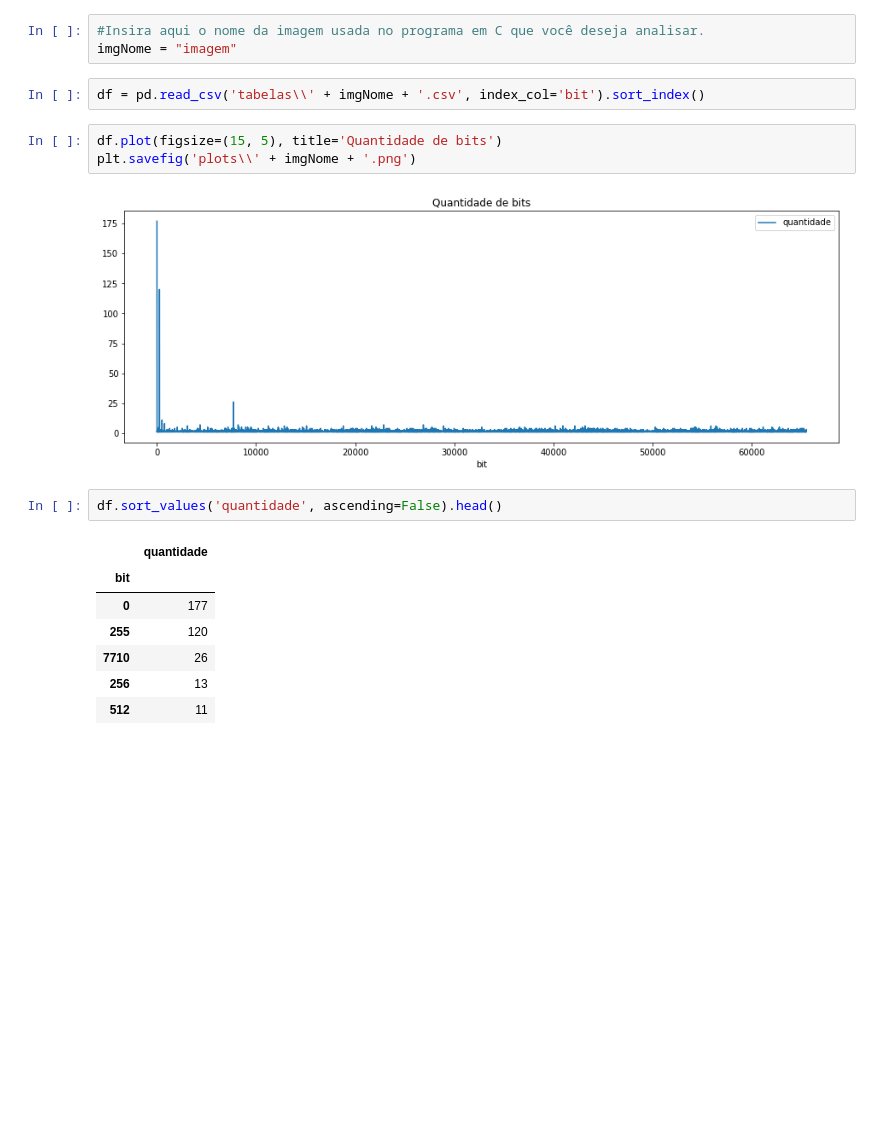
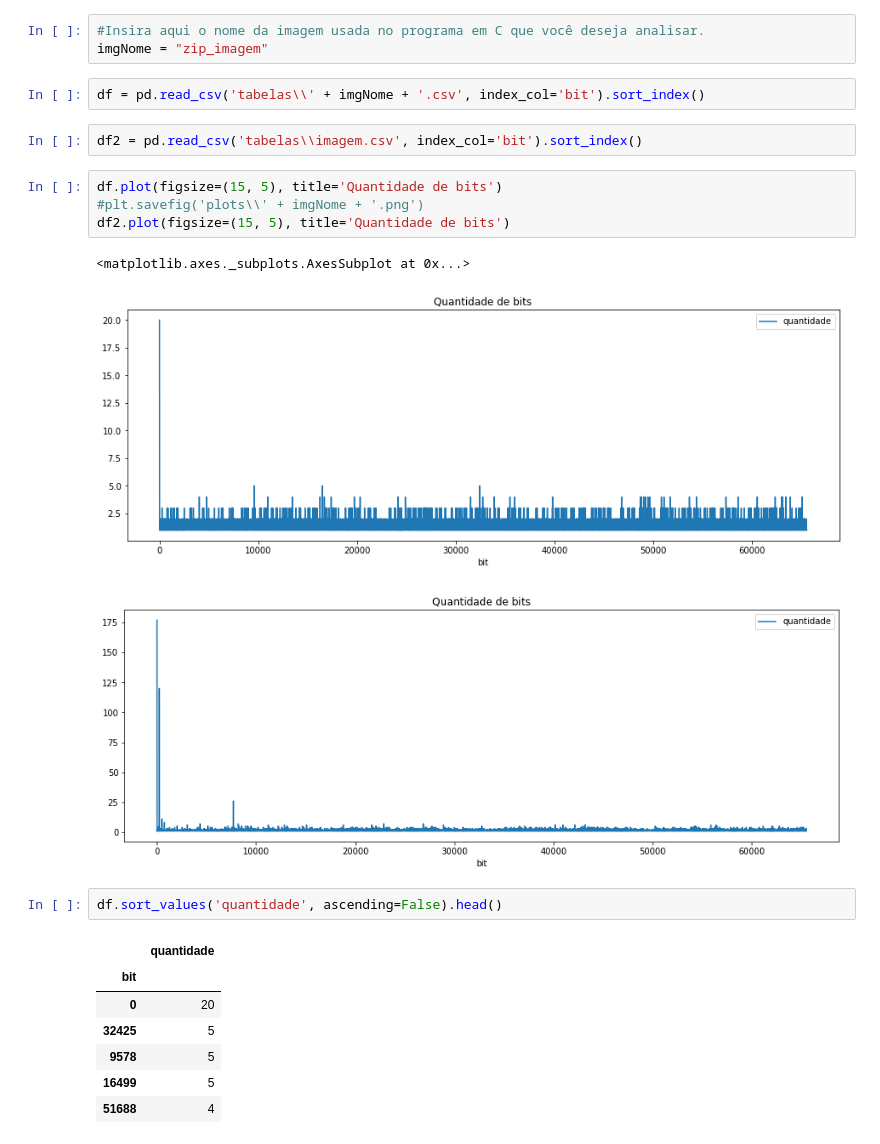
Before and after one commit to matheusantonio/Exercicios-e-Programas-UFF, a Jupyter notebook: PAQ/Trabalho1PAQ/graphic_generator.ipynb, the cells around one changed output. Saved outputs shown, nothing was run; the diff lists cells and outputs as text; blank space fills up the shorter version.

```diff
--- a/PAQ/Trabalho1PAQ/graphic_generator.ipynb
+++ b/PAQ/Trabalho1PAQ/graphic_generator.ipynb
@@ -5,21 +5,26 @@ import matplotlib.pyplot as plt
 %matplotlib inline
 # %%
 #Insira aqui o nome da imagem usada no programa em C que você deseja analisar.
-imgNome = "imagem"
+imgNome = "zip_imagem"
 # %%
 df = pd.read_csv('tabelas\\' + imgNome + '.csv', index_col='bit').sort_index()
+# %%
+df2 = pd.read_csv('tabelas\\imagem.csv', index_col='bit').sort_index()
 # %%
 df.plot(figsize=(15, 5), title='Quantidade de bits')
-plt.savefig('plots\\' + imgNome + '.png')
+#plt.savefig('plots\\' + imgNome + '.png')
+df2.plot(figsize=(15, 5), title='Quantidade de bits')
 # %% [output]
+<matplotlib.axes._subplots.AxesSubplot at 0x...>
-[figure, old version]
+[figure, new version]
+[figure, added]
 # %%
 df.sort_values('quantidade', ascending=False).head()
 # %% [output]
 |  | quantidade |
 | bit |  |
-| 0 | 177 |
-| 255 | 120 |
-| 7710 | 26 |
-| 256 | 13 |
-| 512 | 11 |
+| 0 | 20 |
+| 32425 | 5 |
+| 9578 | 5 |
+| 16499 | 5 |
+| 51688 | 4 |
```
Also changed, not shown: parts of 7 cells of this notebook, 15 other files.
